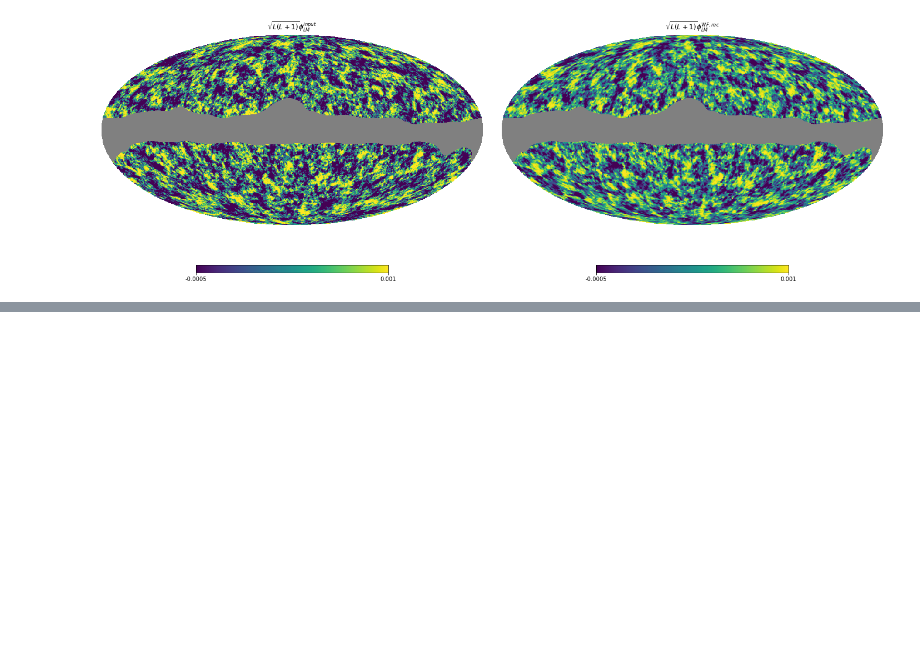
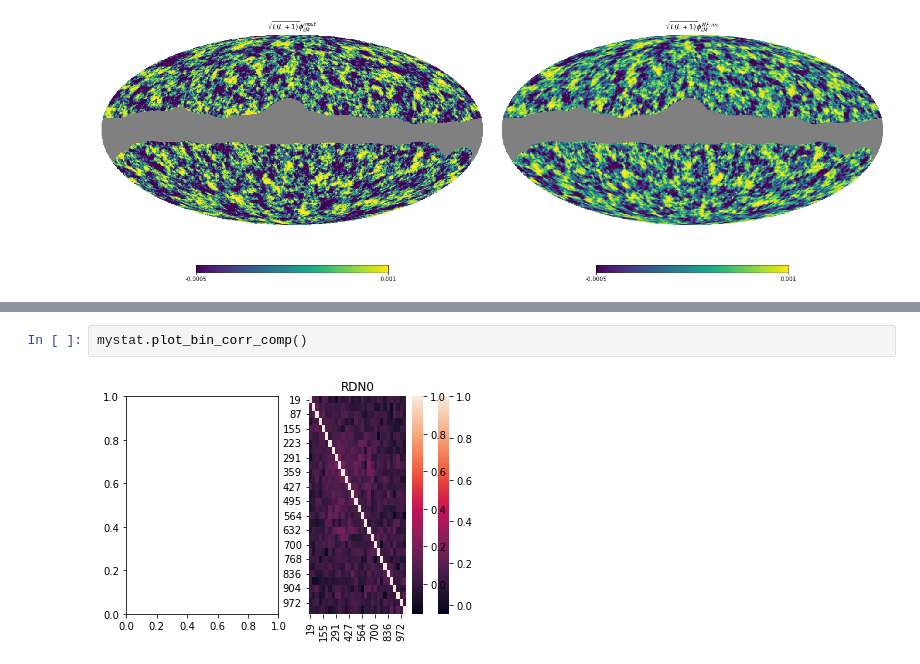
Before and after one commit to antolonappan/dell, a Jupyter notebook: Notebooks/reconstruction.ipynb, the cells around one changed output, grey strips where cells are left out. Drawn from its saved outputs; the diff is of its cells as text; blank space fills up the shorter version.

```diff
--- a/Notebooks/reconstruction.ipynb
+++ b/Notebooks/reconstruction.ipynb
@@ -65,0 +57,4 @@ SNR Impact: 11.28 %
+# %%
+mystat.plot_bin_corr_comp()
+# %% [output]
+[figure, added]
```
Also changed, not shown: parts of 5 cells of this notebook, 5 other files.
